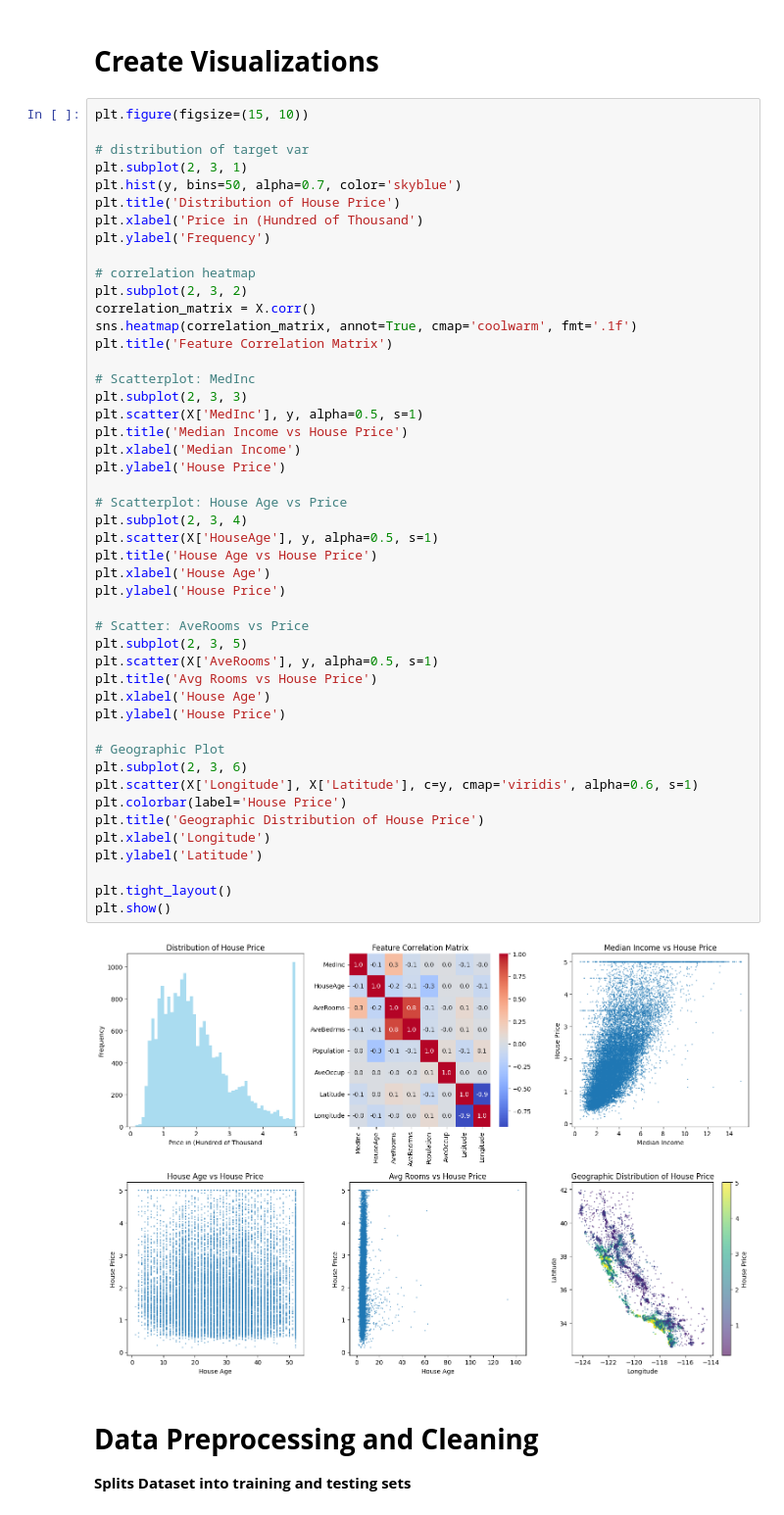
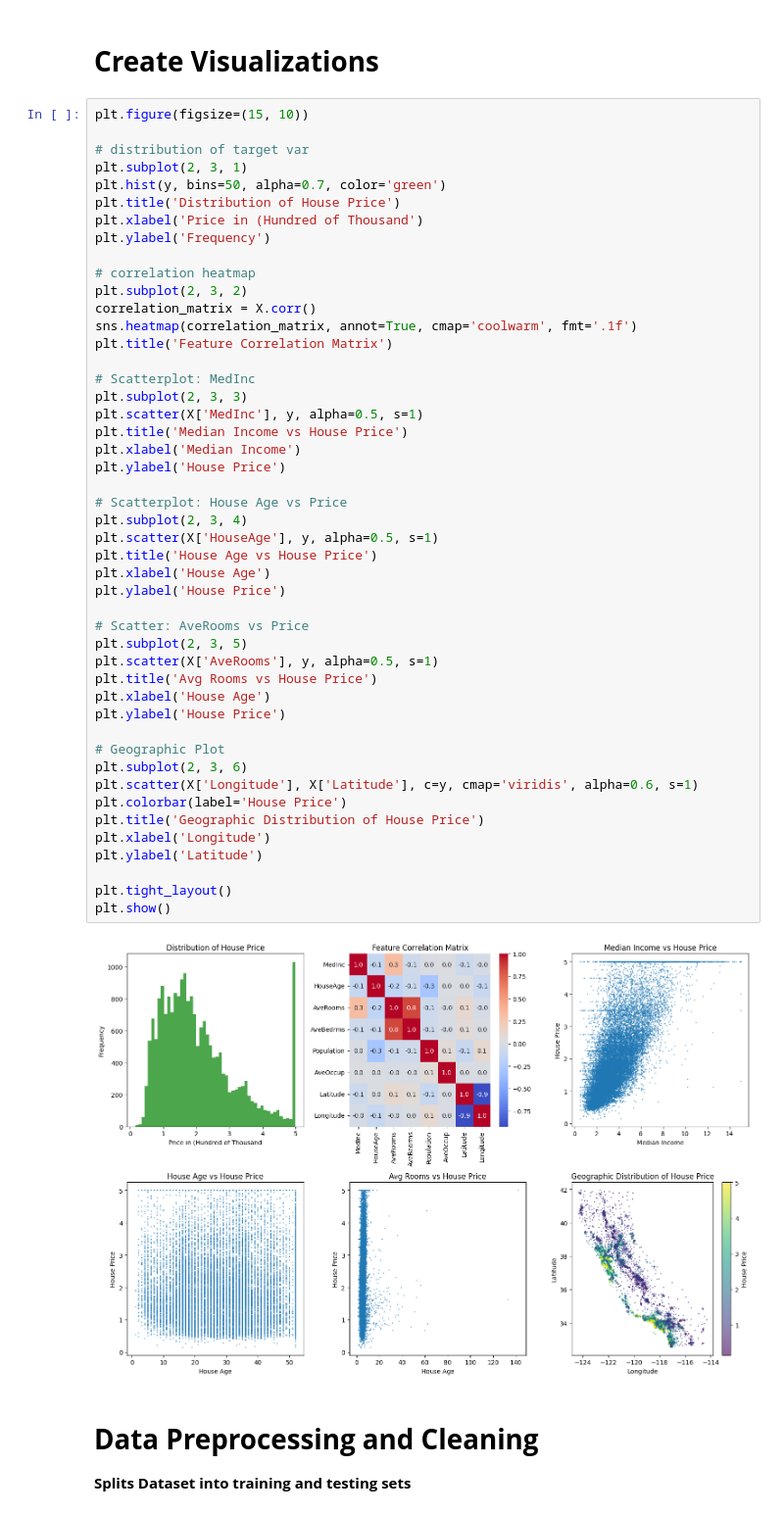
Before and after one commit to Zeeshan-Ahmad-Yar/Classification-using-LogisticRegression, a Jupyter notebook: california-housing.ipynb, the cells around one changed output. Shown at 98% size. Drawn from its saved outputs; the diff is of its cells as text.

```diff
--- a/california-housing.ipynb
+++ b/california-housing.ipynb
@@ -141,7 +141,7 @@ plt.figure(figsize=(15, 10))
 
 # distribution of target var
 plt.subplot(2, 3, 1)
-plt.hist(y, bins=50, alpha=0.7, color='skyblue')
+plt.hist(y, bins=50, alpha=0.7, color='green')
 plt.title('Distribution of House Price')
 plt.xlabel('Price in (Hundred of Thousand')
 plt.ylabel('Frequency')
@@ -157,34 +157,34 @@ plt.subplot(2, 3, 3)
 plt.scatter(X['MedInc'], y, alpha=0.5, s=1)
 plt.title('Median Income vs House Price')
 plt.xlabel('Median Income')
 plt.ylabel('House Price')
 
 # Scatterplot: House Age vs Price
 plt.subplot(2, 3, 4)
 plt.scatter(X['HouseAge'], y, alpha=0.5, s=1)
 plt.title('House Age vs House Price')
 plt.xlabel('House Age')
 plt.ylabel('House Price')
 
 # Scatter: AveRooms vs Price
 plt.subplot(2, 3, 5)
 plt.scatter(X['AveRooms'], y, alpha=0.5, s=1)
 plt.title('Avg Rooms vs House Price')
 plt.xlabel('House Age')
 plt.ylabel('House Price')
 
 # Geographic Plot
 plt.subplot(2, 3, 6)
 plt.scatter(X['Longitude'], X['Latitude'], c=y, cmap='viridis', alpha=0.6, s=1)
 plt.colorbar(label='House Price')
 plt.title('Geographic Distribution of House Price')
 plt.xlabel('Longitude')
 plt.ylabel('Latitude')
 
 plt.tight_layout()
 plt.show()
 # %% [output]
-[figure, old version]
+[figure, new version]
 # %% [markdown]
 # **Data Preprocessing and Cleaning**
 **Splits Dataset into training and testing sets**
```
Also changed, not shown: parts of 2 cells of this notebook.
